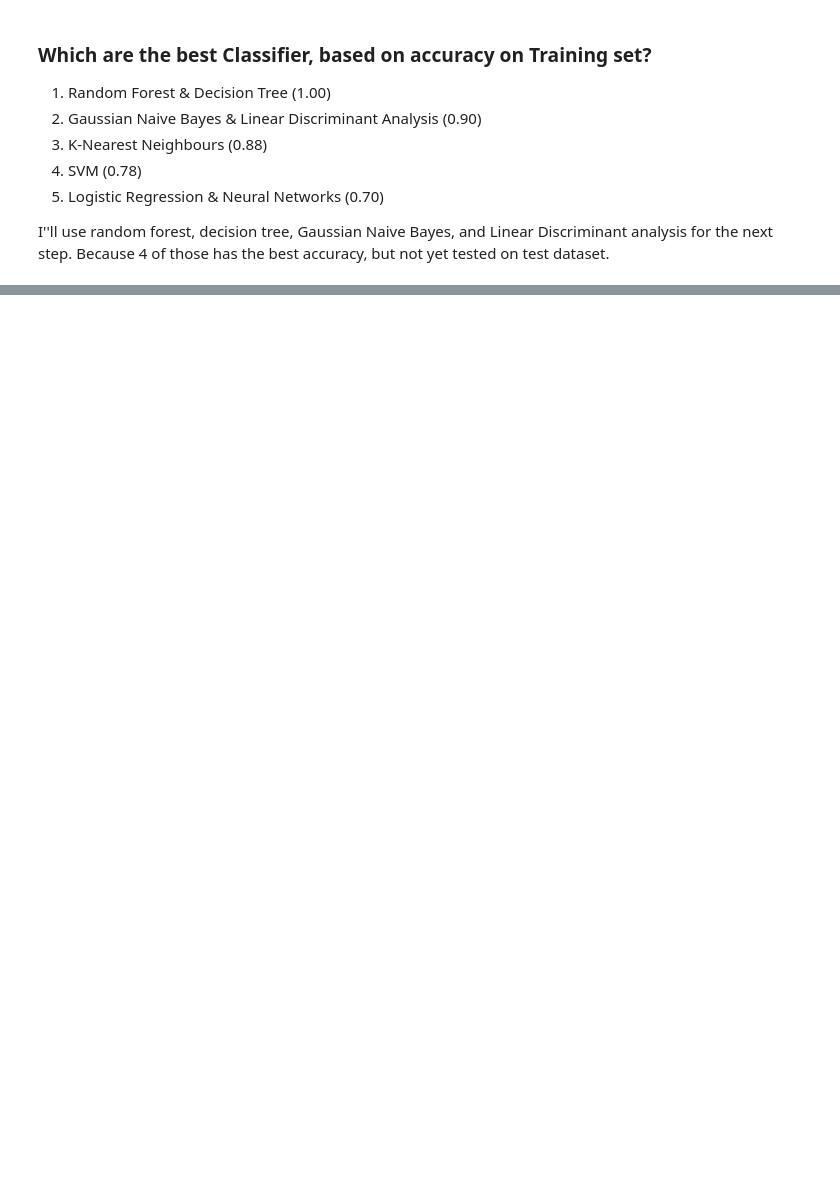
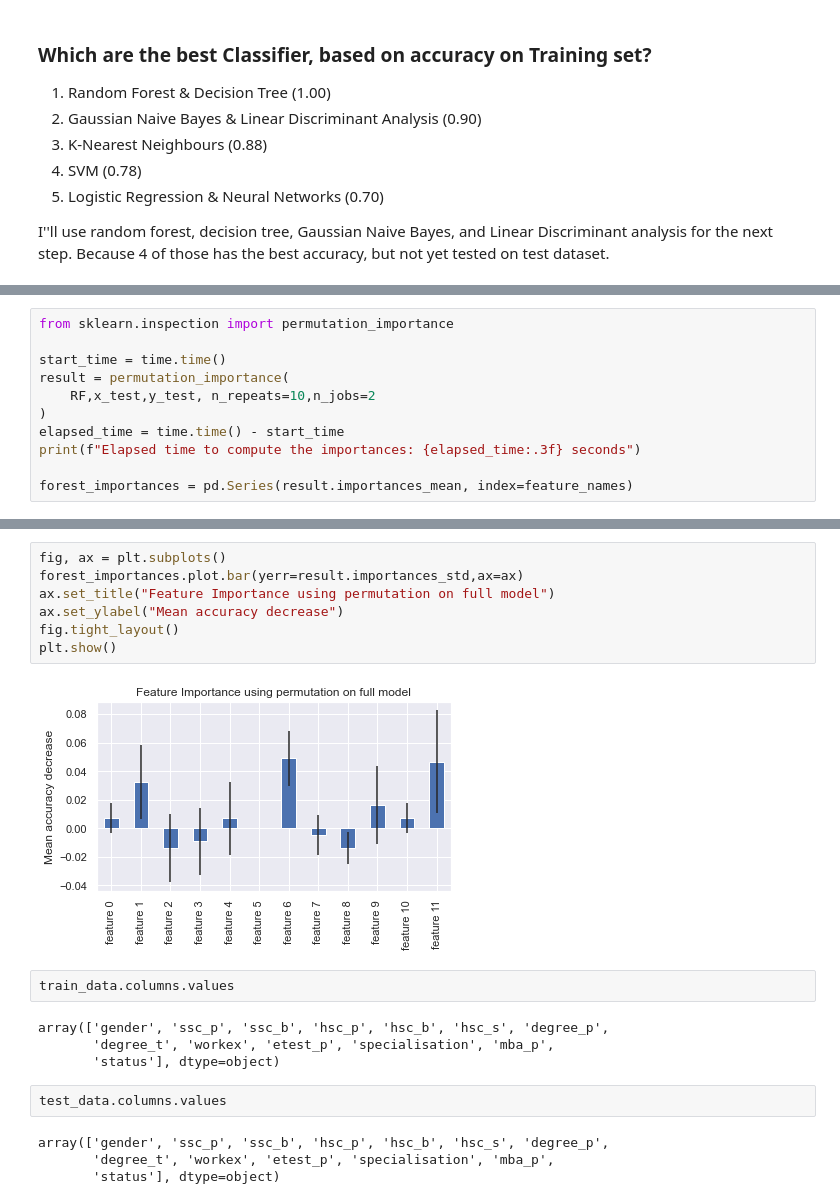
Before and after one commit to 3rda/Portfolio, a Jupyter notebook: Campus Recruitment/Campus Recruitment.ipynb, the cells around one changed output, grey strips where cells are left out. Drawn from its saved outputs; the diff is of its cells as text; blank space fills up the shorter version.

```diff
--- a/Campus Recruitment/Campus Recruitment.ipynb
+++ b/Campus Recruitment/Campus Recruitment.ipynb
@@ -445,0 +516,11 @@ I''ll use random forest, decision tree, Gaussian Naive Bayes, and Linear Discrim
+# %%
+from sklearn.inspection import permutation_importance
+
+start_time = time.time()
+result = permutation_importance(
+    RF,x_test,y_test, n_repeats=10,n_jobs=2
+)
+elapsed_time = time.time() - start_time
+print(f"Elapsed time to compute the importances: {elapsed_time:.3f} seconds")
+
+forest_importances = pd.Series(result.importances_mean, index=feature_names)
@@ -445,0 +529,21 @@ I''ll use random forest, decision tree, Gaussian Naive Bayes, and Linear Discrim
+# %%
+fig, ax = plt.subplots()
+forest_importances.plot.bar(yerr=result.importances_std,ax=ax)
+ax.set_title("Feature Importance using permutation on full model")
+ax.set_ylabel("Mean accuracy decrease")
+fig.tight_layout()
+plt.show()
+# %% [output]
+[figure, added]
+# %%
+train_data.columns.values
+# %% [output]
+array(['gender', 'ssc_p', 'ssc_b', 'hsc_p', 'hsc_b', 'hsc_s', 'degree_p',
+       'degree_t', 'workex', 'etest_p', 'specialisation', 'mba_p',
+       'status'], dtype=object)
+# %%
+test_data.columns.values
+# %% [output]
+array(['gender', 'ssc_p', 'ssc_b', 'hsc_p', 'hsc_b', 'hsc_s', 'degree_p',
+       'degree_t', 'workex', 'etest_p', 'specialisation', 'mba_p',
+       'status'], dtype=object)
```
Also changed, not shown: parts of 34 cells of this notebook.
